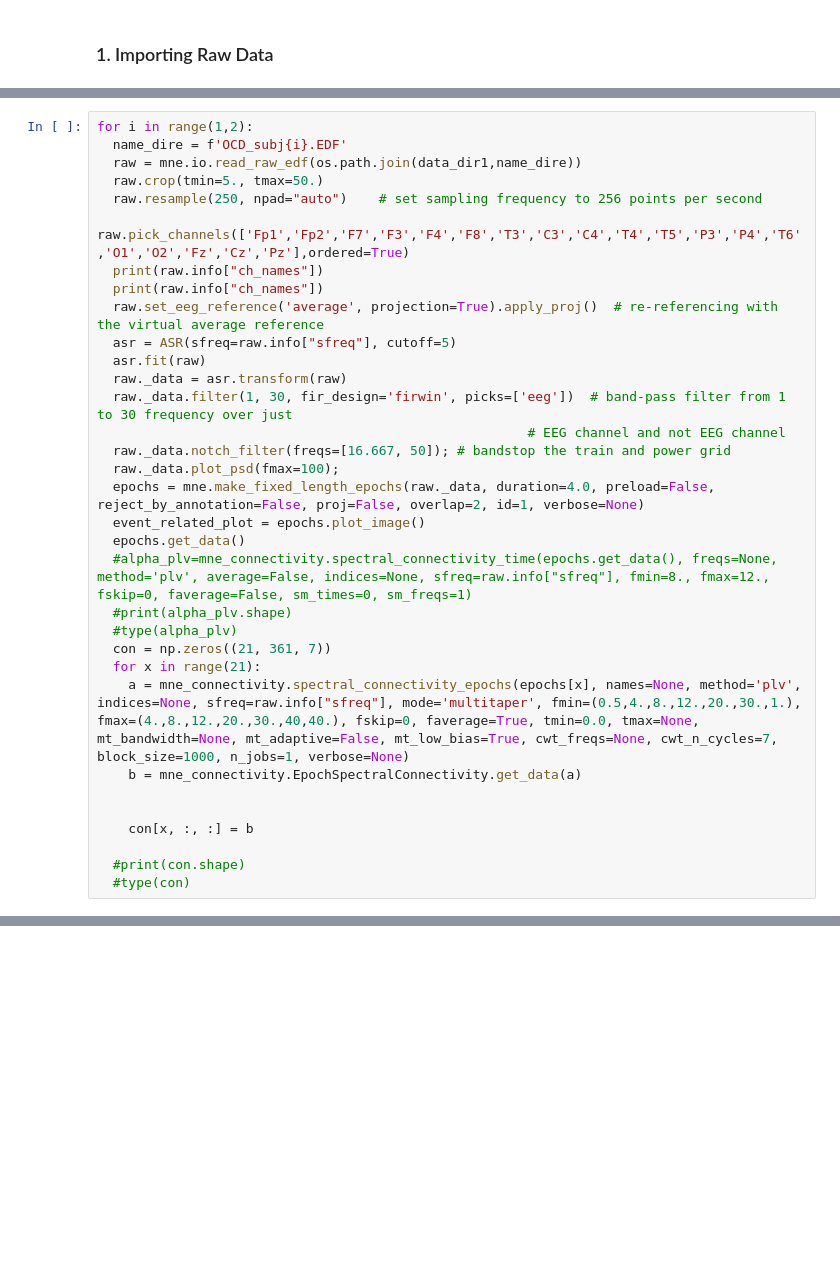
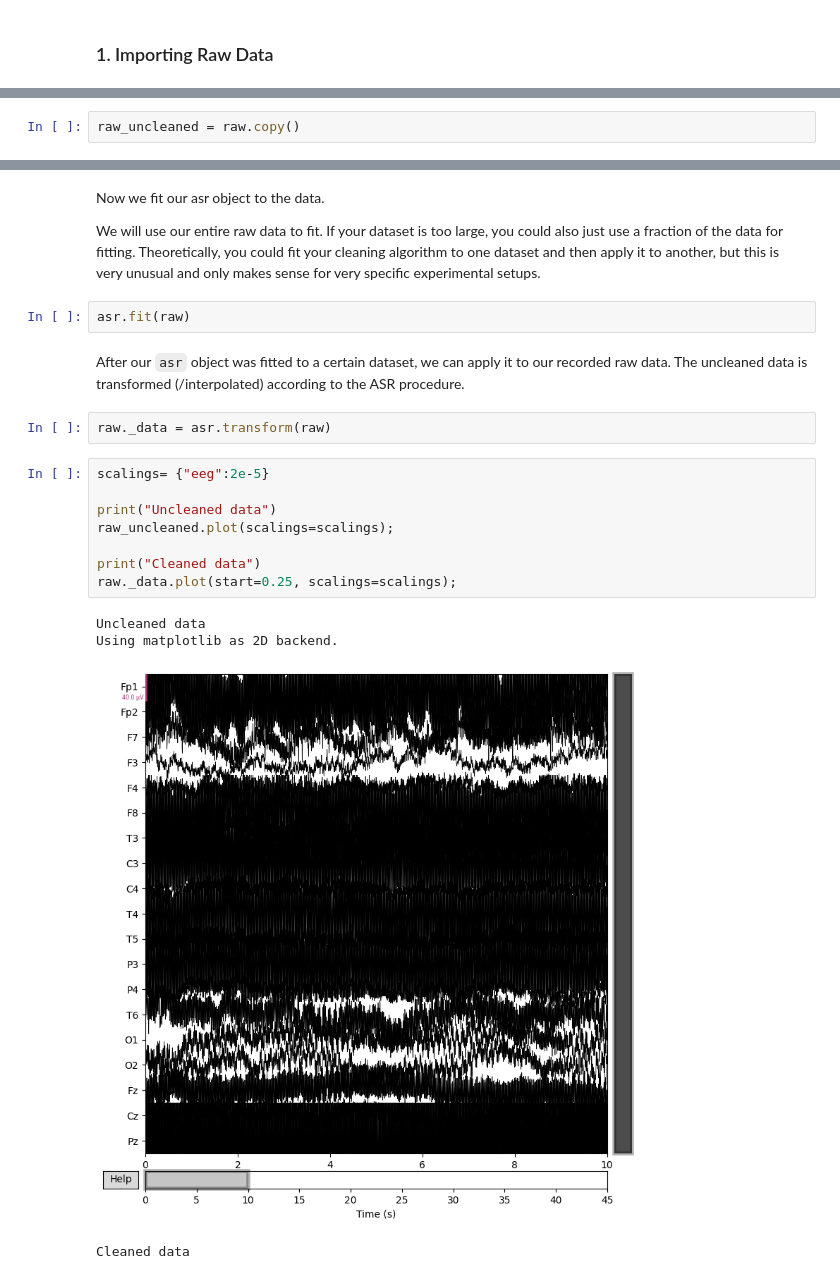
Before and after one commit to abdipourasl/OCD, a Jupyter notebook: MNE_Preprocessing_&_Connectivity.ipynb, the cells around one changed output, grey strips where cells are left out. Saved outputs shown, nothing was run; the diff lists cells and outputs as text; blank space fills up the shorter version.

```diff
--- a/MNE_Preprocessing_&_Connectivity.ipynb
+++ b/MNE_Preprocessing_&_Connectivity.ipynb
@@ -83,36 +50,3 @@ EDF file detected
 Setting channel info structure...
 Creating raw.info structure...
 <RawEDF | OCD_subj46.EDF, 23 x 165500 (331.0 s), ~27 kB, data not loaded>
-# %%
-for i in range(1,2):
-  name_dire = f'OCD_subj{i}.EDF'
-  raw = mne.io.read_raw_edf(os.path.join(data_dir1,name_dire))
-  raw.crop(tmin=5., tmax=50.)
-  raw.resample(250, npad="auto")    # set sampling frequency to 256 points per second
-  raw.pick_channels(['Fp1','Fp2','F7','F3','F4','F8','T3','C3','C4','T4','T5','P3','P4','T6','O1','O2','Fz','Cz','Pz'],ordered=True)
-  print(raw.info["ch_names"])
-  print(raw.info["ch_names"])
-  raw.set_eeg_reference('average', projection=True).apply_proj()  # re-referencing with the virtual average reference
-  asr = ASR(sfreq=raw.info["sfreq"], cutoff=5)
-  asr.fit(raw)
-  raw._data = asr.transform(raw)
-  raw._data.filter(1, 30, fir_design='firwin', picks=['eeg'])  # band-pass filter from 1 to 30 frequency over just
-                                                       # EEG channel and not EEG channel
-  raw._data.notch_filter(freqs=[16.667, 50]); # bandstop the train and power grid
-  raw._data.plot_psd(fmax=100);
-  epochs = mne.make_fixed_length_epochs(raw._data, duration=4.0, preload=False, reject_by_annotation=False, proj=False, overlap=2, id=1, verbose=None)
-  event_related_plot = epochs.plot_image()
-  epochs.get_data()
-  #alpha_plv=mne_connectivity.spectral_connectivity_time(epochs.get_data(), freqs=None, method='plv', average=False, indices=None, sfreq=raw.info["sfreq"], fmin=8., fmax=12., fskip=0, faverage=False, sm_times=0, sm_freqs=1)
-  #print(alpha_plv.shape)
-  #type(alpha_plv)
-  con = np.zeros((21, 361, 7))
-  for x in range(21):
-    a = mne_connectivity.spectral_connectivity_epochs(epochs[x], names=None, method='plv', indices=None, sfreq=raw.info["sfreq"], mode='multitaper', fmin=(0.5,4.,8.,12.,20.,30.,1.), fmax=(4.,8.,12.,20.,30.,40,40.), fskip=0, faverage=True, tmin=0.0, tmax=None, mt_bandwidth=None, mt_adaptive=False, mt_low_bias=True, cwt_freqs=None, cwt_n_cycles=7, block_size=1000, n_jobs=1, verbose=None)
-    b = mne_connectivity.EpochSpectralConnectivity.get_data(a)
-
-
-    con[x, :, :] = b
-
-  #print(con.shape)
-  #type(con)
@@ -157,0 +139,2 @@ numpy.ndarray
+# %%
+raw_uncleaned = raw.copy()
@@ -157,0 +155,23 @@ numpy.ndarray
+# %% [markdown]
+Now we fit our asr object to the data.
+
+We will use our entire raw data to fit. If your dataset is too large, you could also just use a fraction of the data for fitting. Theoretically, you could fit your cleaning algorithm to one dataset and then apply it to another, but this is very unusual and only makes sense for very specific experimental setups.
+# %%
+asr.fit(raw)
+# %% [markdown]
+After our `asr` object was fitted to a certain dataset, we can apply it to our recorded raw data. The uncleaned data is transformed (/interpolated) according to the ASR procedure.
+# %%
+raw._data = asr.transform(raw)
+# %%
+scalings= {"eeg":2e-5}
+
+print("Uncleaned data")
+raw_uncleaned.plot(scalings=scalings);
+
+print("Cleaned data")
+raw._data.plot(start=0.25, scalings=scalings);
+# %% [output]
+Uncleaned data
+Using matplotlib as 2D backend.
+[figure, added]
+Cleaned data
```
Also changed, not shown: parts of 45 cells of this notebook.
